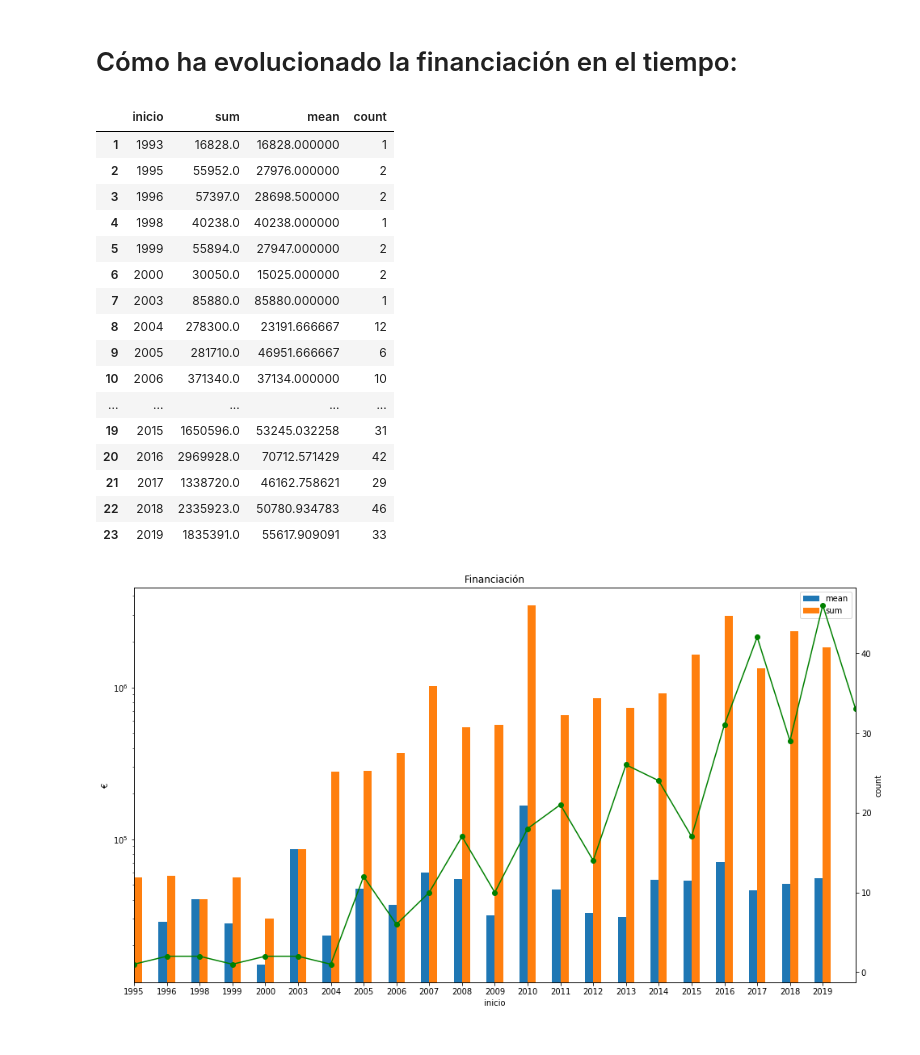
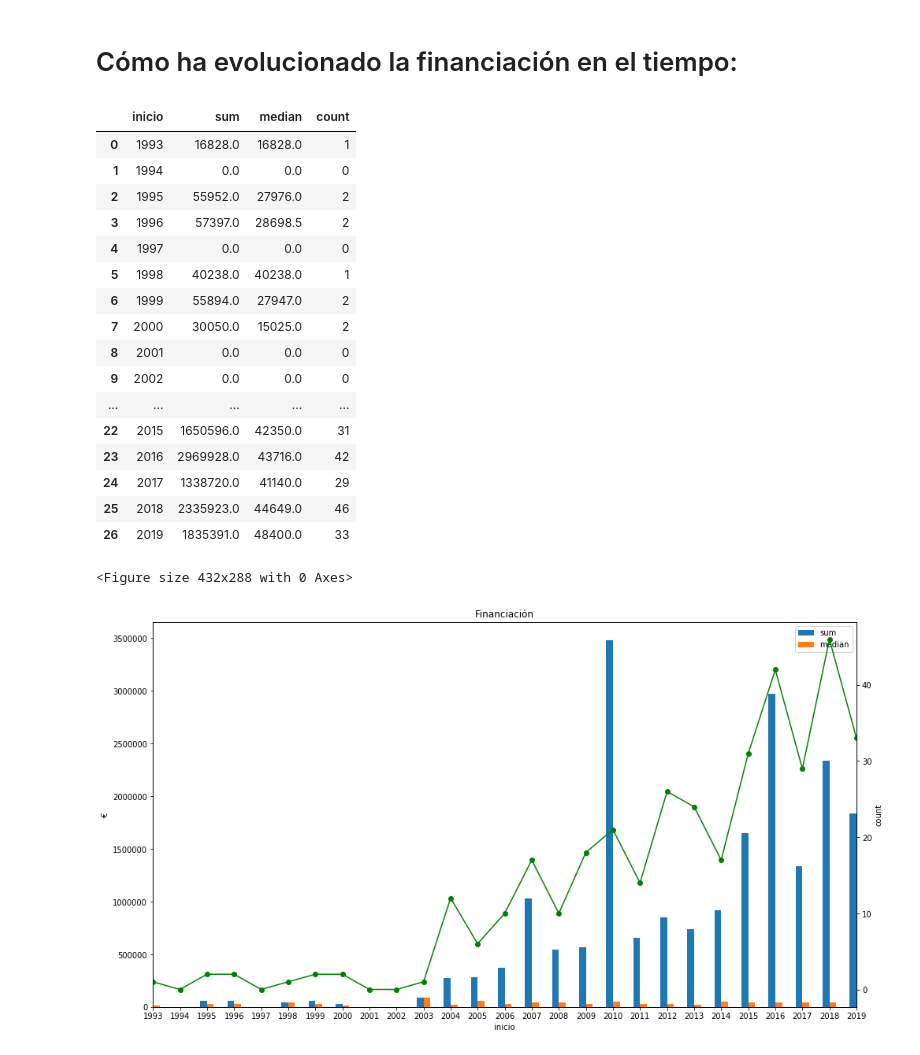
Before and after one commit to linhd-postdata/desir, a Jupyter notebook: Financiación.ipynb, the cells around one changed output. Cells and saved outputs as stored; diff of their text form; code cells hidden in the pictures.

Commit message:
Changed founding graph

```diff
--- a/Financiación.ipynb
+++ b/Financiación.ipynb
@@ -43,8 +43,8 @@ mini
 # Cómo ha evolucionado la financiación en el tiempo:
 # %%
 grouped = mini.groupby("Temporalización (inicio)", as_index=False)
-df2 = grouped.agg({'Financiación':['sum', 'mean', 'count']})
-df2.columns = ["inicio", "sum", "mean", "count"]
+df2 = grouped.agg({'Financiación':['sum', 'median', 'count']})
+df2.columns = ["inicio", "sum", "median", "count"]
 df2 = df2.drop(0)
 df2.set_index("inicio")
 
@@ -52,33 +52,41 @@ df2['inicio'] = pd.to_numeric(df2['inicio'], downcast='signed', errors='coerce')
 df2 = df2.fillna(0)
 df2.astype({'inicio': 'int32'}).dtypes
 df2
+
+df_faltan = pd.DataFrame([[1994, 0, 0,0],[1997, 0, 0,0],[2001, 0, 0,0],[2002, 0, 0,0]], columns=['inicio','sum','median','count'])
+
+df2 = df2.append(df_faltan, ignore_index=True)
+df2 = df2.sort_values(by=['inicio'])
+df2 = df2.reset_index(drop=True)
+df2
 # %% [output]
-|  | inicio | sum | mean | count |
-| 1 | 1993 | 16828.0 | 16828.000000 | 1 |
-| 2 | 1995 | 55952.0 | 27976.000000 | 2 |
-| 3 | 1996 | 57397.0 | 28698.500000 | 2 |
-| 4 | 1998 | 40238.0 | 40238.000000 | 1 |
-| 5 | 1999 | 55894.0 | 27947.000000 | 2 |
-| 6 | 2000 | 30050.0 | 15025.000000 | 2 |
-| 7 | 2003 | 85880.0 | 85880.000000 | 1 |
-| 8 | 2004 | 278300.0 | 23191.666667 | 12 |
-| 9 | 2005 | 281710.0 | 46951.666667 | 6 |
-| 10 | 2006 | 371340.0 | 37134.000000 | 10 |
+|  | inicio | sum | median | count |
+| 0 | 1993 | 16828.0 | 16828.0 | 1 |
+| 1 | 1994 | 0.0 | 0.0 | 0 |
+| 2 | 1995 | 55952.0 | 27976.0 | 2 |
+| 3 | 1996 | 57397.0 | 28698.5 | 2 |
+| 4 | 1997 | 0.0 | 0.0 | 0 |
+| 5 | 1998 | 40238.0 | 40238.0 | 1 |
+| 6 | 1999 | 55894.0 | 27947.0 | 2 |
+| 7 | 2000 | 30050.0 | 15025.0 | 2 |
+| 8 | 2001 | 0.0 | 0.0 | 0 |
+| 9 | 2002 | 0.0 | 0.0 | 0 |
 | ... | ... | ... | ... | ... |
-| 19 | 2015 | 1650596.0 | 53245.032258 | 31 |
-| 20 | 2016 | 2969928.0 | 70712.571429 | 42 |
-| 21 | 2017 | 1338720.0 | 46162.758621 | 29 |
-| 22 | 2018 | 2335923.0 | 50780.934783 | 46 |
-| 23 | 2019 | 1835391.0 | 55617.909091 | 33 |
+| 22 | 2015 | 1650596.0 | 42350.0 | 31 |
+| 23 | 2016 | 2969928.0 | 43716.0 | 42 |
+| 24 | 2017 | 1338720.0 | 41140.0 | 29 |
+| 25 | 2018 | 2335923.0 | 44649.0 | 46 |
+| 26 | 2019 | 1835391.0 | 48400.0 | 33 |
 # %%
-
-ax1 = df2[['inicio','mean', 'sum']].plot(x='inicio', kind="bar", figsize=(16,9), title="Financiación", logy=True)
+plt.figure()
+ax1 = df2[['inicio', 'sum', 'median']].plot(x='inicio', kind="bar", figsize=(16,9), title="Financiación")
 # df2.plot(x="inicio", y="sum", kind="bar")
 ax1.set_ylabel("€")
 
 ax2 = df2['count'].plot(secondary_y=True, color='g', marker='o')
 ax2.set_ylabel('count')
 
 plt.show()
 # %% [output]
+<Figure size 432x288 with 0 Axes>
-[figure, old version]
+[figure, new version]
```
Also changed, not shown: parts of 1 cell of this notebook, 3 other files.
